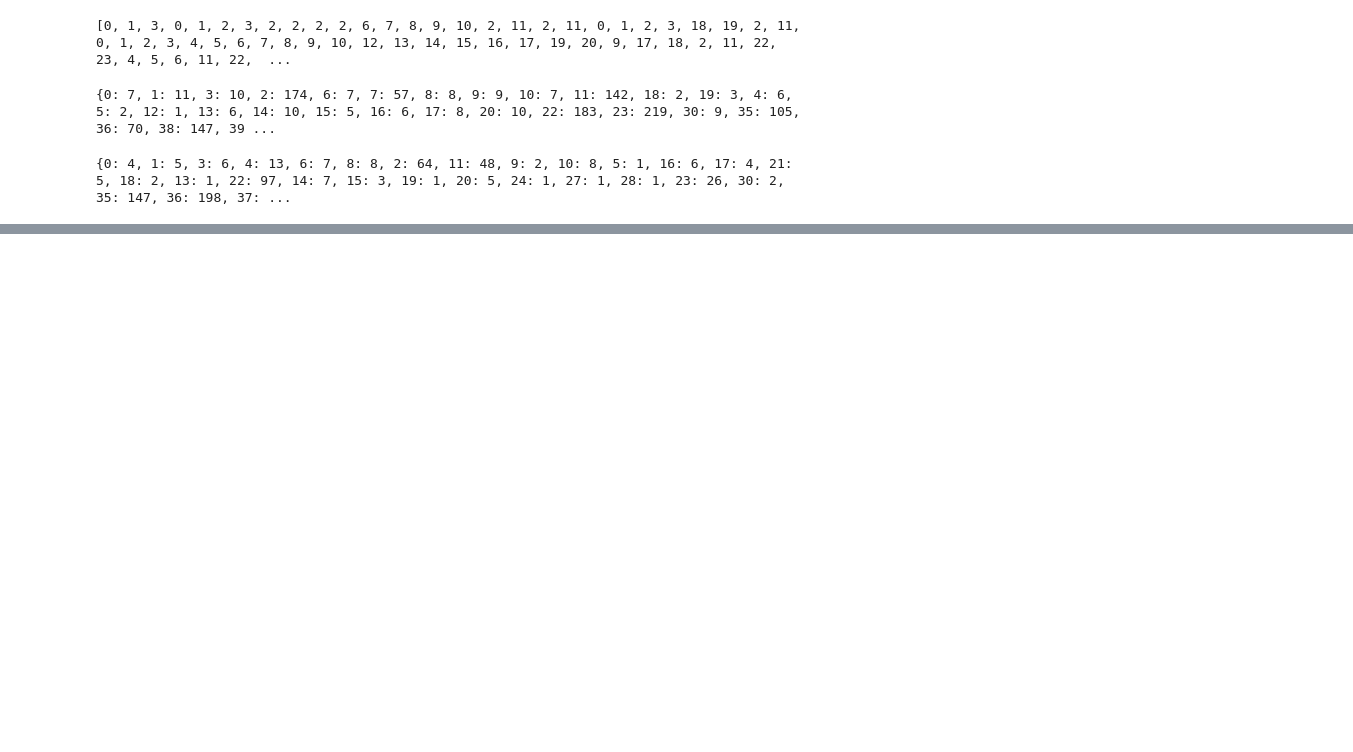
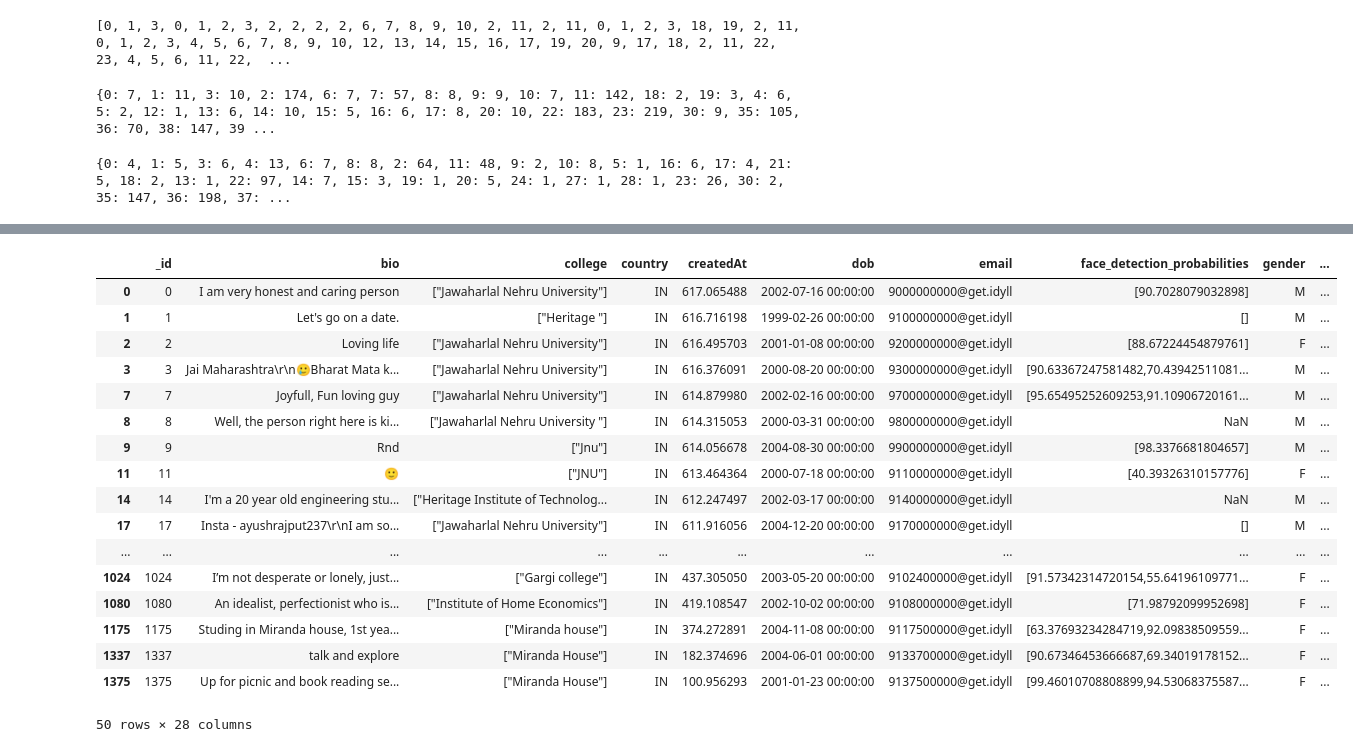
Before and after one commit to MihirRajeshPanchal/Kratos_Clash-Of-Codes, a Jupyter notebook: Dataset/Main_Analysis.ipynb, the cells around one changed output, grey strips where cells are left out. Drawn from its saved outputs; the diff is of its cells as text; code cells hidden in the pictures; blank space fills up the shorter version.

```diff
--- a/Dataset/Main_Analysis.ipynb
+++ b/Dataset/Main_Analysis.ipynb
@@ -66,5 +72,47 @@ df2.head()
+# %%
+like_score = (df2['liked_counts']/(df2['liked_counts']+df2['disliked_counts']))*100
+
+height_above_score = df2[df2['height'] > 140]['height']
+# height_above_score
+
+height_below_score = df2[df2['height'] <= 140]['height']
+# height_below_score
+
+verified_score = df2[df2['is_verified'] == True]['is_verified']
+# verified_score
+
+unverified_score = df2[df2['is_verified'] != True]['is_verified']
+# unverified_score
+
+subscribed_score = df2[df2['is_subscribed'] == True]['is_subscribed']
+# subscribed_score
+
+unsubscribed_score = df2[df2['is_subscribed'] != True]['is_subscribed']
+# unsubscribed_score
 # %%
-df2['Score']=(df2['liked_counts']/(df2['liked_counts']+df2['disliked_counts']))*100
+# df2['Score']=(df2['liked_counts']/(df2['liked_counts']+df2['disliked_counts']))*100
+df2['Score'] = (like_score + height_above_score + verified_score + subscribed_score) / 10
+filtered_df = df2[df2['Score'].isnull() == False]
+filtered_df
+# %% [output]
+|  | _id | bio | college | country | createdAt | dob | email | face_detection_probabilities | gender | ... |
+| 0 | 0 | I am very honest and caring person | ["Jawaharlal Nehru University"] | IN | 617.065488 | 2002-07-16 00:00:00 | 9000000000@get.idyll | [90.7028079032898] | M | ... |
+| 1 | 1 | Let's go on a date. | ["Heritage "] | IN | 616.716198 | 1999-02-26 00:00:00 | 9100000000@get.idyll | [] | M | ... |
+| 2 | 2 | Loving life | ["Jawaharlal Nehru University"] | IN | 616.495703 | 2001-01-08 00:00:00 | 9200000000@get.idyll | [88.67224454879761] | F | ... |
+| 3 | 3 | Jai Maharashtra\r\n🥲Bharat Mata k... | ["Jawaharlal Nehru University"] | IN | 616.376091 | 2000-08-20 00:00:00 | 9300000000@get.idyll | [90.63367247581482,70.43942511081... | M | ... |
+| 7 | 7 | Joyfull, Fun loving guy | ["Jawaharlal Nehru University"] | IN | 614.879980 | 2002-02-16 00:00:00 | 9700000000@get.idyll | [95.65495252609253,91.10906720161... | M | ... |
+| 8 | 8 | Well, the person right here is ki... | ["Jawaharlal Nehru University "] | IN | 614.315053 | 2000-03-31 00:00:00 | 9800000000@get.idyll | NaN | M | ... |
+| 9 | 9 | Rnd | ["Jnu"] | IN | 614.056678 | 2004-08-30 00:00:00 | 9900000000@get.idyll | [98.3376681804657] | M | ... |
+| 11 | 11 | 🙂 | ["JNU"] | IN | 613.464364 | 2000-07-18 00:00:00 | 9110000000@get.idyll | [40.39326310157776] | F | ... |
+| 14 | 14 | I'm a 20 year old engineering stu... | ["Heritage Institute of Technolog... | IN | 612.247497 | 2002-03-17 00:00:00 | 9140000000@get.idyll | NaN | M | ... |
+| 17 | 17 | Insta - ayushrajput237\r\nI am so... | ["Jawaharlal Nehru University"] | IN | 611.916056 | 2004-12-20 00:00:00 | 9170000000@get.idyll | [] | M | ... |
+| ... | ... | ... | ... | ... | ... | ... | ... | ... | ... | ... |
+| 1024 | 1024 | I’m not desperate or lonely, just... | ["Gargi college"] | IN | 437.305050 | 2003-05-20 00:00:00 | 9102400000@get.idyll | [91.57342314720154,55.64196109771... | F | ... |
+| 1080 | 1080 | An idealist, perfectionist who is... | ["Institute of Home Economics"] | IN | 419.108547 | 2002-10-02 00:00:00 | 9108000000@get.idyll | [71.98792099952698] | F | ... |
+| 1175 | 1175 | Studing in Miranda house, 1st yea... | ["Miranda house"] | IN | 374.272891 | 2004-11-08 00:00:00 | 9117500000@get.idyll | [63.37693234284719,92.09838509559... | F | ... |
+| 1337 | 1337 | talk and explore | ["Miranda House"] | IN | 182.374696 | 2004-06-01 00:00:00 | 9133700000@get.idyll | [90.67346453666687,69.34019178152... | F | ... |
+| 1375 | 1375 | Up for picnic and book reading se... | ["Miranda House"] | IN | 100.956293 | 2001-01-23 00:00:00 | 9137500000@get.idyll | [99.46010708808899,94.53068375587... | F | ... |
+50 rows × 28 columns
 # %%
 df1.to_csv('swipes_analysis.csv', index=False)
 # %%
```
Also changed, not shown: parts of 4 cells of this notebook, 7 other files.
